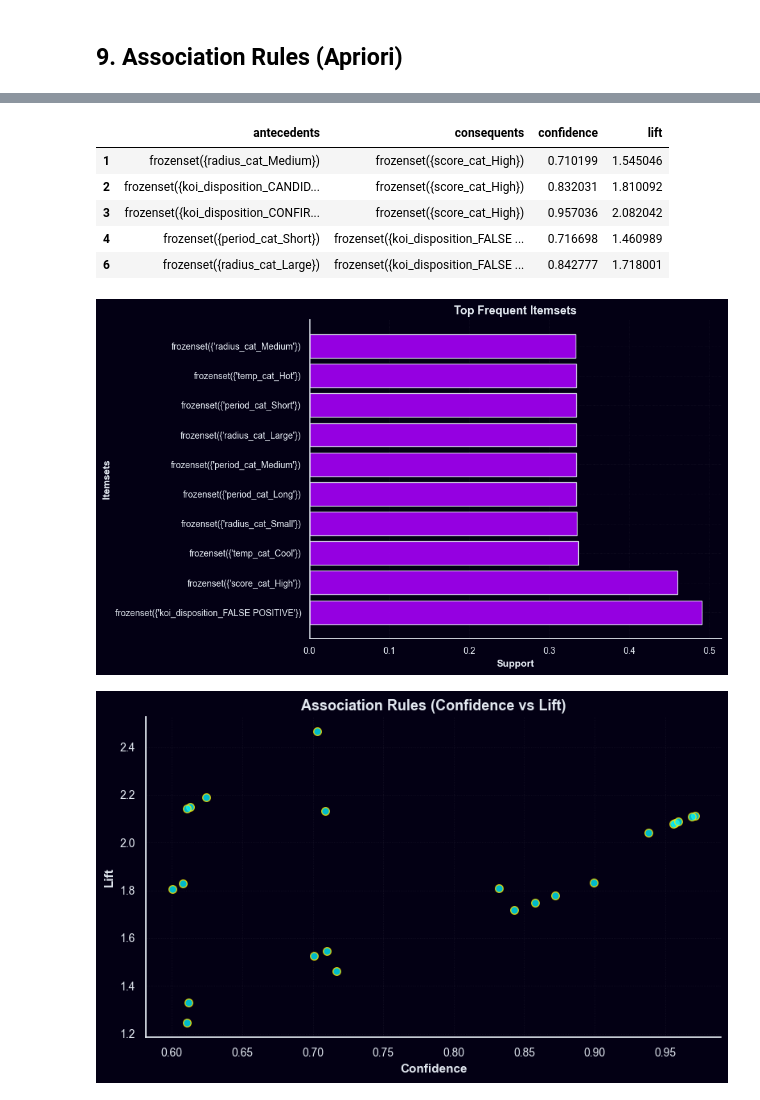
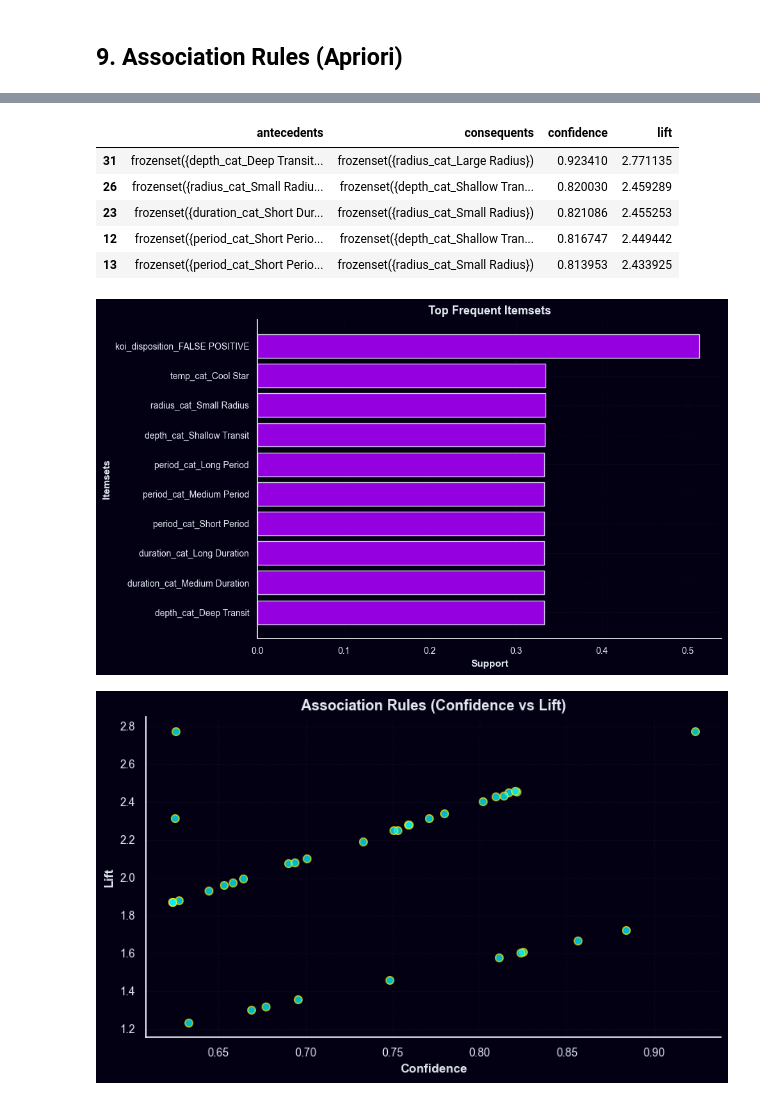
Before and after one commit to Ahmed-Esso/Kepler-Exoplanet, a Jupyter notebook: notebooks/Advanced classifcation.ipynb, the cells around one changed output, grey strips where cells are left out. Saved outputs shown, nothing was run; the diff lists cells and outputs as text; code cells hidden in the pictures.

```diff
--- a/notebooks/Advanced classifcation.ipynb
+++ b/notebooks/Advanced classifcation.ipynb
@@ -840,32 +957,37 @@ display(cluster_summary)
 # %% [markdown]
 ## 9. Association Rules (Apriori)
 # %%
-df_ar = df[['koi_score', 'koi_period', 'koi_prad', 'koi_steff', 'koi_disposition']].copy()
 
+# Association rules use only physical/observational fields plus disposition.
+# koi_score is excluded because it is derived from vetting and leaks disposition-like information.
+df_ar = df[['koi_period', 'koi_prad', 'koi_steff', 'koi_duration', 'koi_depth', 'koi_disposition']].copy()
 df_ar = df_ar.dropna()
 # %%
-import pandas as pd
-
-# Score
-df_ar['score_cat'] = pd.cut(df_ar['koi_score'],
-                           bins=[0, 0.5, 0.8, 1],
-                           labels=['Low', 'Medium', 'High'])
 
 # Period
 df_ar['period_cat'] = pd.qcut(df_ar['koi_period'], q=3,
-                             labels=['Short', 'Medium', 'Long'])
+                             labels=['Short Period', 'Medium Period', 'Long Period'])
 
 # Planet Radius
 df_ar['radius_cat'] = pd.qcut(df_ar['koi_prad'], q=3,
-                             labels=['Small', 'Medium', 'Large'])
+                             labels=['Small Radius', 'Medium Radius', 'Large Radius'])
 
 # Star Temperature
 df_ar['temp_cat'] = pd.qcut(df_ar['koi_steff'], q=3,
-                           labels=['Cool', 'Warm', 'Hot'])
+                           labels=['Cool Star', 'Warm Star', 'Hot Star'])
+
+# Transit Duration
+df_ar['duration_cat'] = pd.qcut(df_ar['koi_duration'], q=3,
+                               labels=['Short Duration', 'Medium Duration', 'Long Duration'])
+
+# Transit Depth
+df_ar['depth_cat'] = pd.qcut(df_ar['koi_depth'], q=3,
+                            labels=['Shallow Transit', 'Medium Transit', 'Deep Transit'])
 # %%
-df_ready = df_ar[['score_cat', 'period_cat', 'radius_cat', 'temp_cat', 'koi_disposition']]
 
-df_encoded = pd.get_dummies(df_ready)
+df_ready = df_ar[['period_cat', 'radius_cat', 'temp_cat', 'duration_cat', 'depth_cat', 'koi_disposition']]
+
+df_encoded = pd.get_dummies(df_ready, dtype=bool)
 # %%
 
 frequent_itemsets = apriori(df_encoded,
@@ -914,29 +1036,34 @@ rules_strong.sort_values(by='lift', ascending=False).head(10)
 # %%
-display(rules_strong.head(5)[['antecedents', 'consequents', 'confidence', 'lift']])
+
+top_rules_display = rules_strong.sort_values(by='lift', ascending=False).head(5)
+display(top_rules_display[['antecedents', 'consequents', 'confidence', 'lift']])
 # %% [output]
 |  | antecedents | consequents | confidence | lift |
-| 1 | frozenset({radius_cat_Medium}) | frozenset({score_cat_High}) | 0.710199 | 1.545046 |
-| 2 | frozenset({koi_disposition_CANDID... | frozenset({score_cat_High}) | 0.832031 | 1.810092 |
-| 3 | frozenset({koi_disposition_CONFIR... | frozenset({score_cat_High}) | 0.957036 | 2.082042 |
-| 4 | frozenset({period_cat_Short}) | frozenset({koi_disposition_FALSE ... | 0.716698 | 1.460989 |
-| 6 | frozenset({radius_cat_Large}) | frozenset({koi_disposition_FALSE ... | 0.842777 | 1.718001 |
+| 31 | frozenset({depth_cat_Deep Transit... | frozenset({radius_cat_Large Radius}) | 0.923410 | 2.771135 |
+| 26 | frozenset({radius_cat_Small Radiu... | frozenset({depth_cat_Shallow Tran... | 0.820030 | 2.459289 |
+| 23 | frozenset({duration_cat_Short Dur... | frozenset({radius_cat_Small Radius}) | 0.821086 | 2.455253 |
+| 12 | frozenset({period_cat_Short Perio... | frozenset({depth_cat_Shallow Tran... | 0.816747 | 2.449442 |
+| 13 | frozenset({period_cat_Short Perio... | frozenset({radius_cat_Small Radius}) | 0.813953 | 2.433925 |
 # %%
+
 import matplotlib.pyplot as plt
 
 # Top 10 itemsets
-top_items = frequent_itemsets.sort_values(by='support', ascending=False).head(10)
+top_items = frequent_itemsets.sort_values(by='support', ascending=False).head(10).copy()
+top_items['itemsets_label'] = top_items['itemsets'].apply(lambda items: ', '.join(sorted(items)))
 
 fig, ax = plt.subplots(figsize=(10, 6))
-ax.barh(top_items['itemsets'].astype(str), top_items['support'],
+ax.barh(top_items['itemsets_label'], top_items['support'],
         color=GALAXY_ACCENT3, edgecolor=GALAXY_FG, alpha=0.88)
+ax.invert_yaxis()
 ax.set_xlabel('Support')
 ax.set_ylabel('Itemsets')
 ax.set_title('Top Frequent Itemsets')
 apply_galaxy_axes(ax)
 plt.tight_layout()
 plt.show()
 # %% [output]
-[figure, old version]
+[figure, new version]
 # %%
 fig, ax = plt.subplots(figsize=(8, 5))
 ax.scatter(rules['confidence'], rules['lift'],
@@ -948,5 +1075,5 @@ apply_galaxy_axes(ax)
 plt.tight_layout()
 plt.show()
 # %% [output]
-[figure, old version]
+[figure, new version]
 # %%
```
Also changed, not shown: parts of 32 cells of this notebook.
